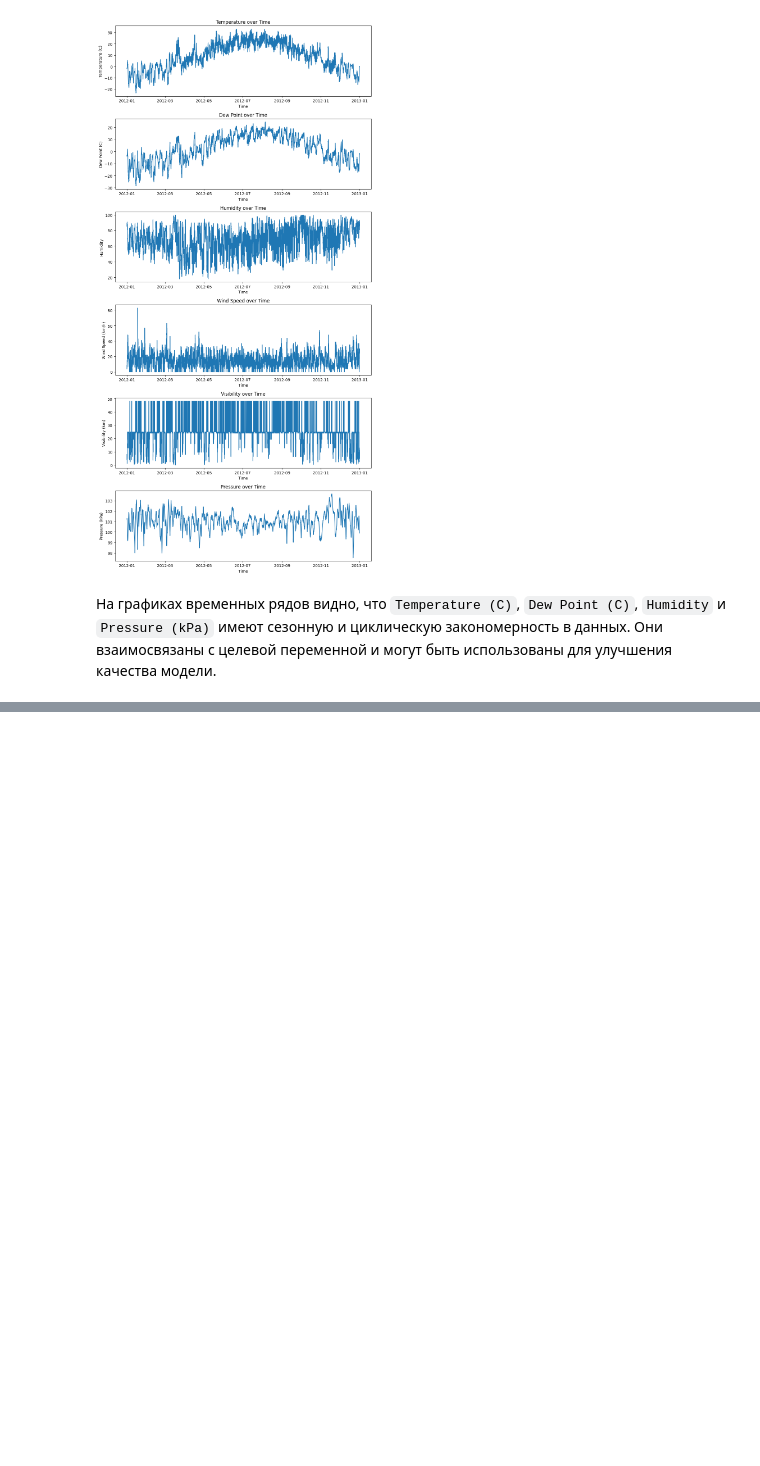
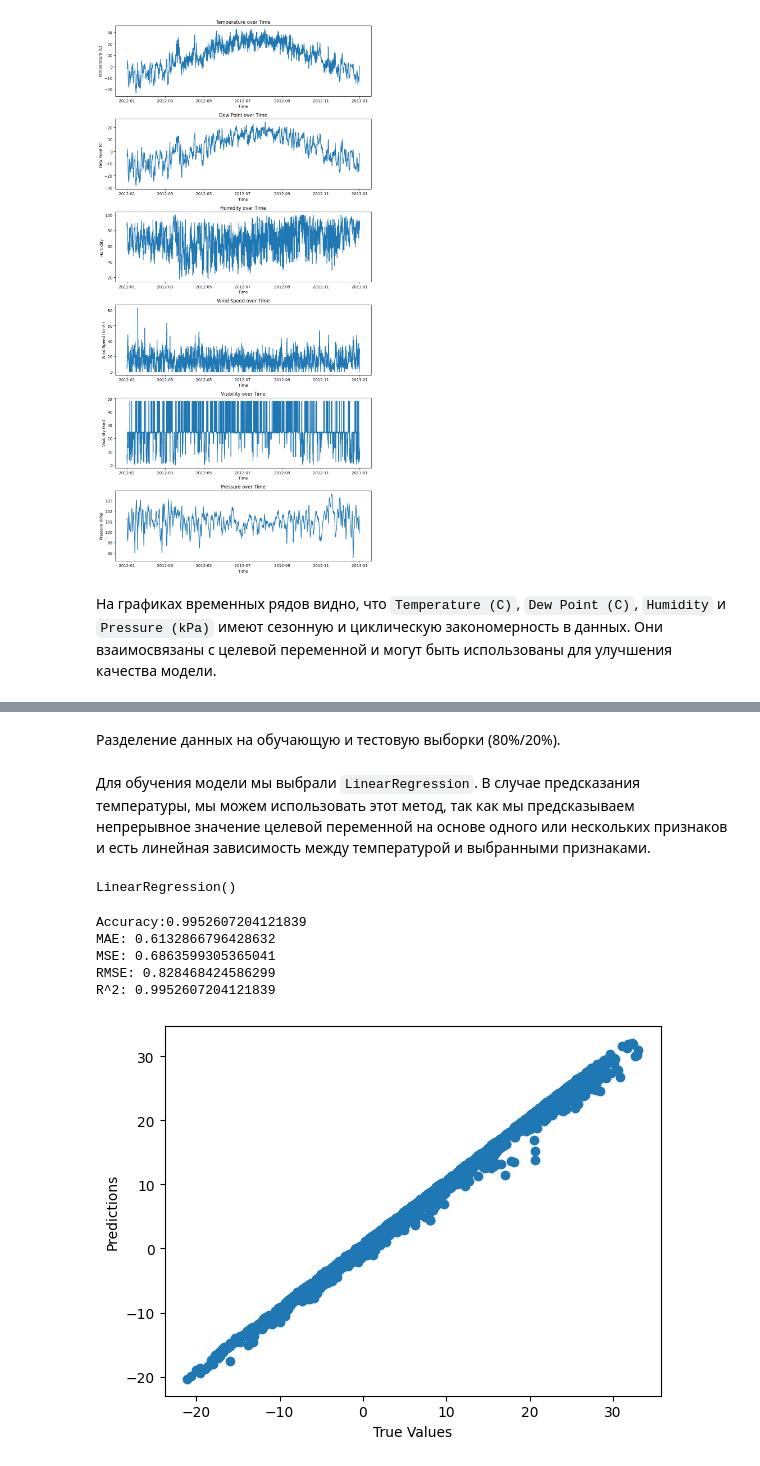
Before and after one commit to kateriina-77/python_project, a Jupyter notebook: weather_ml.ipynb, the cells around one changed output, grey strips where cells are left out. Drawn from its saved outputs; the diff is of its cells as text; code cells hidden in the pictures; blank space fills up the shorter version.

Commit message:
trained the model

```diff
--- a/weather_ml.ipynb
+++ b/weather_ml.ipynb
@@ -159,0 +164,4 @@ plt.show()
+# %%
+le = LabelEncoder()
+data["Weather"] = le.fit_transform(data['Weather'])
+data.head(3)
@@ -159,0 +190,38 @@ plt.show()
+# %% [markdown]
+Разделение данных на обучающую и тестовую выборки (80%/20%).
+# %%
+data = data.reset_index()
+X = data.drop(['Temperature (C)', 'Date/Time'], axis=1)
+y = data['Temperature (C)']
+X_train, X_test, y_train, y_test = train_test_split(X, y, test_size=0.2, random_state=42)
+# %% [markdown]
+Для обучения модели мы выбрали `LinearRegression`. В случае предсказания температуры, мы можем использовать этот метод, так как мы предсказываем непрерывное значение целевой переменной на основе одного или нескольких признаков и есть линейная зависимость между температурой и выбранными признаками.
+# %%
+model = LinearRegression()
+model.fit(X_train, y_train)
+# %% [output]
+LinearRegression()
+# %%
+y_pred = model.predict(X_test)
+mae = mean_absolute_error(y_test, y_pred)
+mse = mean_squared_error(y_test, y_pred)
+rmse = np.sqrt(mse)
+r2 = r2_score(y_test, y_pred)
+
+print(f'Accuracy:{model.score(X_test, y_test)}')
+print(f"MAE: {mae}")
+print(f"MSE: {mse}")
+print(f"RMSE: {rmse}")
+print(f"R^2: {r2}")
+
+plt.scatter(y_test, y_pred)
+plt.xlabel('True Values')
+plt.ylabel('Predictions')
+plt.show()
+# %% [output]
+Accuracy:0.9952607204121839
+MAE: 0.6132866796428632
+MSE: 0.6863599305365041
+RMSE: 0.828468424586299
+R^2: 0.9952607204121839
+[figure, added]
```
Also changed, not shown: parts of 6 cells of this notebook.
